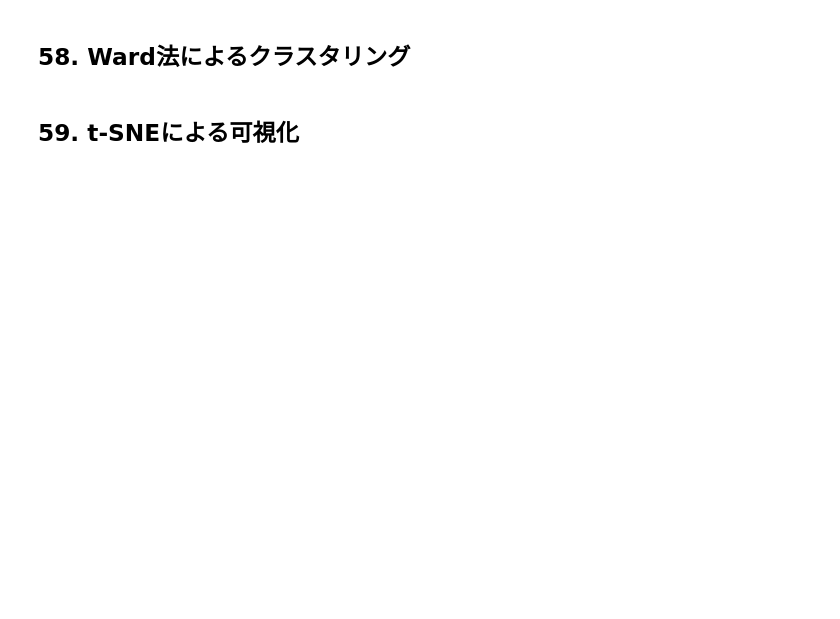
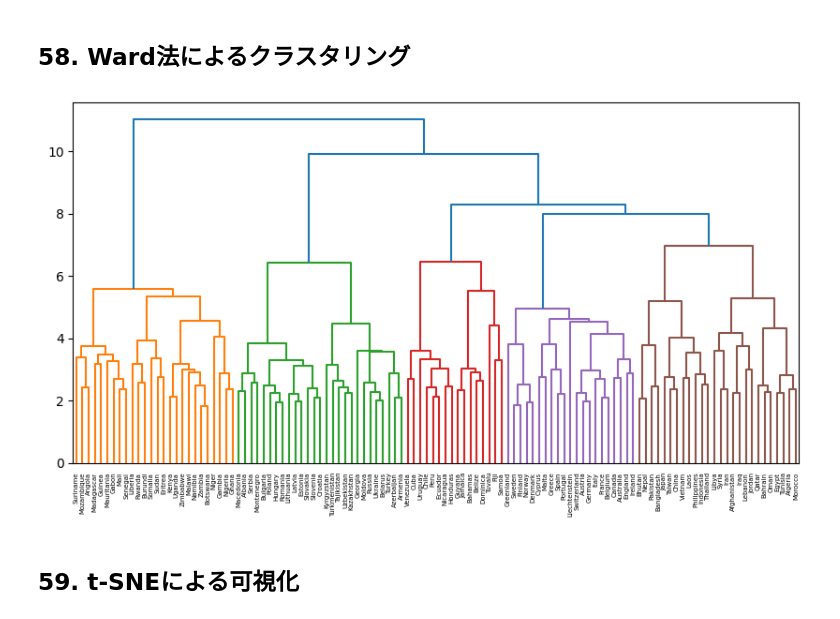
Before and after one commit to j329nish/100knocks, a Jupyter notebook: chapter6.ipynb, the cells around one changed output. Cells and saved outputs as stored; diff of their text form; code cells hidden in the pictures; blank space fills up the shorter version.

```diff
--- a/chapter6.ipynb
+++ b/chapter6.ipynb
@@ -157,2 +225,34 @@ NameError: name 'pd' is not defined
 # %% [markdown]
 ## 57. k-meansクラスタリング
+# %%
+from sklearn.cluster import KMeans
+
+# 国名に関する単語ベクトルの抽出
+with open("./data/questions-words.txt") as f:
+  for line in f:
+    if line.startswith(":"):
+      section = line[1:].strip()
+    else:
+      words = line.split()
+      if len(words) == 4:
+        data.append([section] + words)
+df = pd.DataFrame(data, columns=["section", "1", "2", "3", "4"])
+countries_df = df[df['section'].isin(["capital-common-countries", "capital-world"])]
+countries = sum([
+    countries_df["2"].tolist(),
+    countries_df["4"].tolist()
+], [])
+countries = list(set(countries))
+
+# k-meansによるクラスタリング
+clf = KMeans(n_clusters=5)
+cluster = clf.fit_predict(model[countries])
+
+for i in range(5):
+  cluster_i = np.where(cluster == i)[0]
+  print("cluster", i)
+  print(", ".join([countries[j] for j in cluster_i]))
+
+# dataframeのリスト       https://ninthcode.net/241222-pandas-to-dict-tolist/
+# k-means                 https://otafuku-lab.co/aizine/k-means-0413/
+# 条件を満たす要素の取得  https://www.headboost.jp/numpy-where/
@@ -159,4 +270,17 @@ NameError: name 'pd' is not defined
 # %% [markdown]
 ## 58. Ward法によるクラスタリング
+# %%
+from matplotlib import pyplot as plt
+from scipy.cluster.hierarchy import dendrogram, linkage
+
+countries = list(set(countries))
+plt.figure(figsize=(15, 5))
+Z = linkage(model[countries], method="ward")
+dendrogram(Z, labels=countries)
+plt.show()
+
+# ward法, デンドログラム  https://statisticsschool.com/%e3%80%90python%e3%80%91%e9%9a%8e%e5%b1%a4%e5%9e%8b%e3%82%af%e3%83%a9%e3%82%b9%e3%82%bf%e3%83%aa%e3%83%b3%e3%82%b0%e3%81%a8%e3%83%87%e3%83%b3%e3%83%89%e3%83%ad%e3%82%b0%e3%83%a9%e3%83%a0%e3%81%ae/
+# %% [output]
+[figure, added]
 # %% [markdown]
 ## 59. t-SNEによる可視化
```
Also changed, not shown: parts of 14 cells of this notebook.
